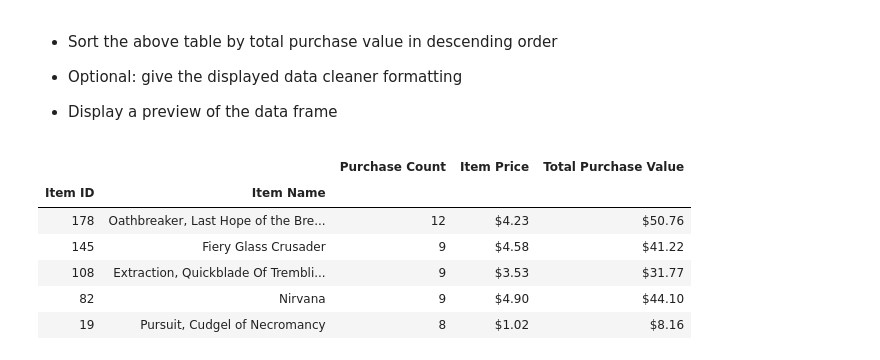
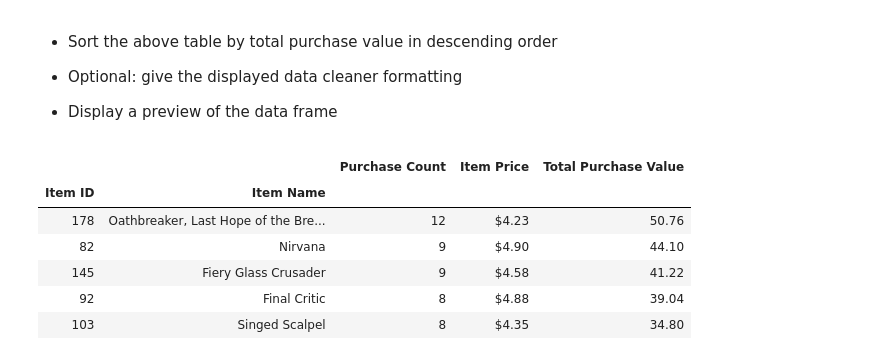
Before and after one commit to 1to1marketing/pandas-challenge, a Jupyter notebook: HeroesOfPymoli_starter.ipynb, the cells around one changed output. Saved outputs shown, nothing was run; the diff lists cells and outputs as text; code cells hidden in the pictures.

```diff
--- a/HeroesOfPymoli_starter.ipynb
+++ b/HeroesOfPymoli_starter.ipynb
@@ -317,7 +357,7 @@ mp_revenue_count.rename(columns = {'Price': 'Purchase Count'}, inplace = True)
 mp_revenue= pd.DataFrame(purchase_data, columns=['Item ID', 'Item Name', 'Price'])
 mp_revenue_sum = mp_revenue.groupby(['Item ID', 'Item Name']).sum()
 mp_revenue_sum = mp_revenue_sum.sort_values("Price", ascending=False)
-mp_revenue_sum.rename(columns = {'Price': 'Total Purchase Value'}, inplace = True)
+#mp_revenue_sum.rename(columns = {'Price': 'Total Purchase Value'}, inplace = True)
 # %%
 #add counts and sum to create populat item table
 mp_revenue_all = pd.concat([mp_revenue_sum, mp_revenue_count], axis=1, sort=False)
@@ -365,17 +406,18 @@ mp_revenue_all.head()
 # %%
 #Sort the above table by total purchase value in descending order
 mp_revenue_all = pd.concat([mp_revenue_sum, mp_revenue_count], axis=1, sort=False)
-mp_revenue_all['Item Price'] = mp_revenue_all['Total Purchase Value'] / mp_revenue_all['Purchase Count']
+mp_revenue_all['Item Price'] = mp_revenue_all['Price'] / mp_revenue_all['Purchase Count']
 mp_revenue_all['Item Price'] = mp_revenue_all['Item Price'].map('${:,.2f}'.format)
-mp_revenue_all['Total Purchase Value'] = mp_revenue_all['Total Purchase Value'].map('${:,.2f}'.format)
-mp_revenue_all = mp_revenue_all[['Purchase Count', 'Item Price', 'Total Purchase Value']]
-mp_revenue_all = mp_revenue_all.sort_values(['Purchase Count'], ascending=False)
+mp_revenue_all['Total Purchase Value'] = mp_revenue_all['Price'].map('${:,.2f}'.format)
+mp_revenue_all = mp_revenue_all[['Purchase Count', 'Item Price', 'Price']]
+mp_revenue_all = mp_revenue_all.sort_values(['Price'], ascending=False)
+mp_revenue_all.rename(columns = {'Price': 'Total Purchase Value'}, inplace = True)
 mp_revenue_all.head()
 # %% [output]
 |  |  | Purchase Count | Item Price | Total Purchase Value |
 | Item ID | Item Name |  |  |  |
-| 178 | Oathbreaker, Last Hope of the Bre... | 12 | $4.23 | $50.76 |
-| 145 | Fiery Glass Crusader | 9 | $4.58 | $41.22 |
-| 108 | Extraction, Quickblade Of Trembli... | 9 | $3.53 | $31.77 |
-| 82 | Nirvana | 9 | $4.90 | $44.10 |
-| 19 | Pursuit, Cudgel of Necromancy | 8 | $1.02 | $8.16 |
+| 178 | Oathbreaker, Last Hope of the Bre... | 12 | $4.23 | 50.76 |
+| 82 | Nirvana | 9 | $4.90 | 44.10 |
+| 145 | Fiery Glass Crusader | 9 | $4.58 | 41.22 |
+| 92 | Final Critic | 8 | $4.88 | 39.04 |
+| 103 | Singed Scalpel | 8 | $4.35 | 34.80 |
```
Also changed, not shown: parts of 9 cells of this notebook.
